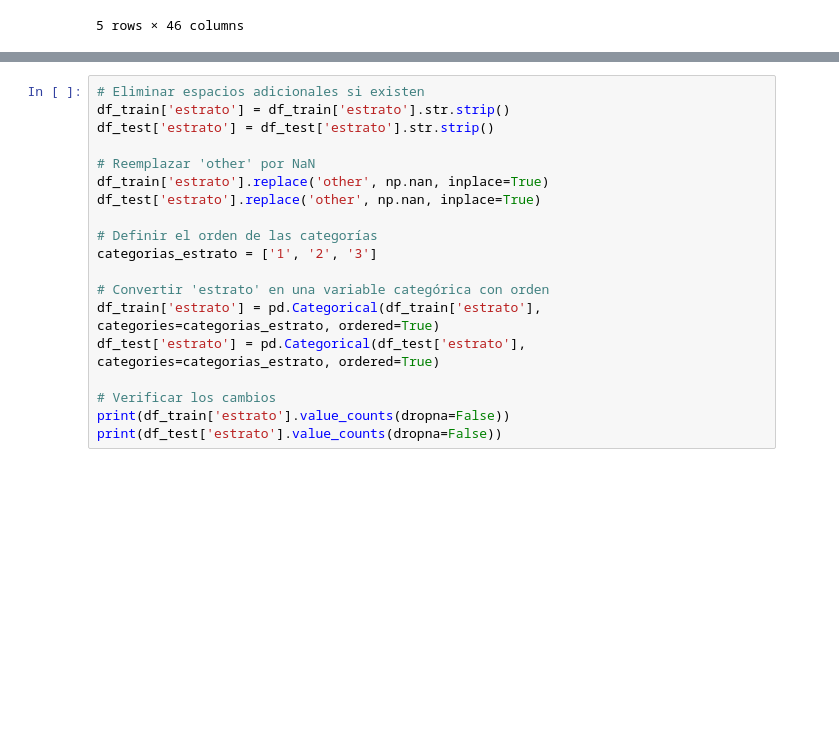
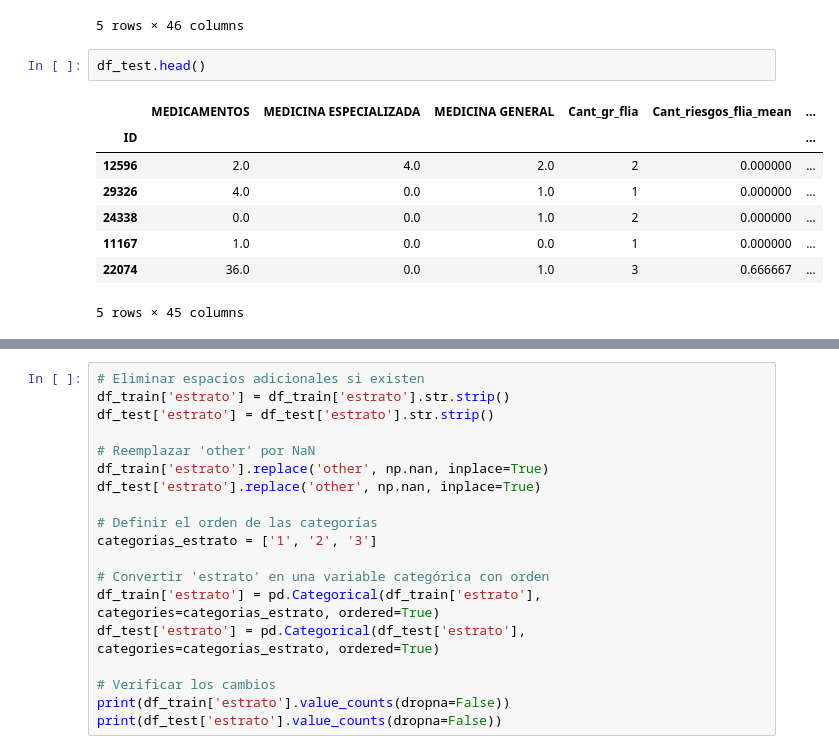
Before and after one commit to Daniel1martinez2/prostate_challenge_FDA, a Jupyter notebook: submission copy.ipynb, the cells around one changed output, grey strips where cells are left out. Drawn from its saved outputs; the diff is of its cells as text; blank space fills up the shorter version.

```diff
--- a/submission copy.ipynb
+++ b/submission copy.ipynb
@@ -60,3 +60,14 @@ df_train.head()
 | 12586 | 6.0 | 0.0 | 2.0 | 2 | 0.0 | ... |
 | 11225 | 3.0 | 0.0 | 2.0 | 1 | 1.0 | ... |
 5 rows × 46 columns
+# %%
+df_test.head()
+# %% [output]
+|  | MEDICAMENTOS | MEDICINA ESPECIALIZADA | MEDICINA GENERAL | Cant_gr_flia | Cant_riesgos_flia_mean | ... |
+| ID |  |  |  |  |  | ... |
+| 12596 | 2.0 | 4.0 | 2.0 | 2 | 0.000000 | ... |
+| 29326 | 4.0 | 0.0 | 1.0 | 1 | 0.000000 | ... |
+| 24338 | 0.0 | 0.0 | 1.0 | 2 | 0.000000 | ... |
+| 11167 | 1.0 | 0.0 | 0.0 | 1 | 0.000000 | ... |
+| 22074 | 36.0 | 0.0 | 1.0 | 3 | 0.666667 | ... |
+5 rows × 45 columns
```
Also changed, not shown: parts of 19 cells of this notebook.
